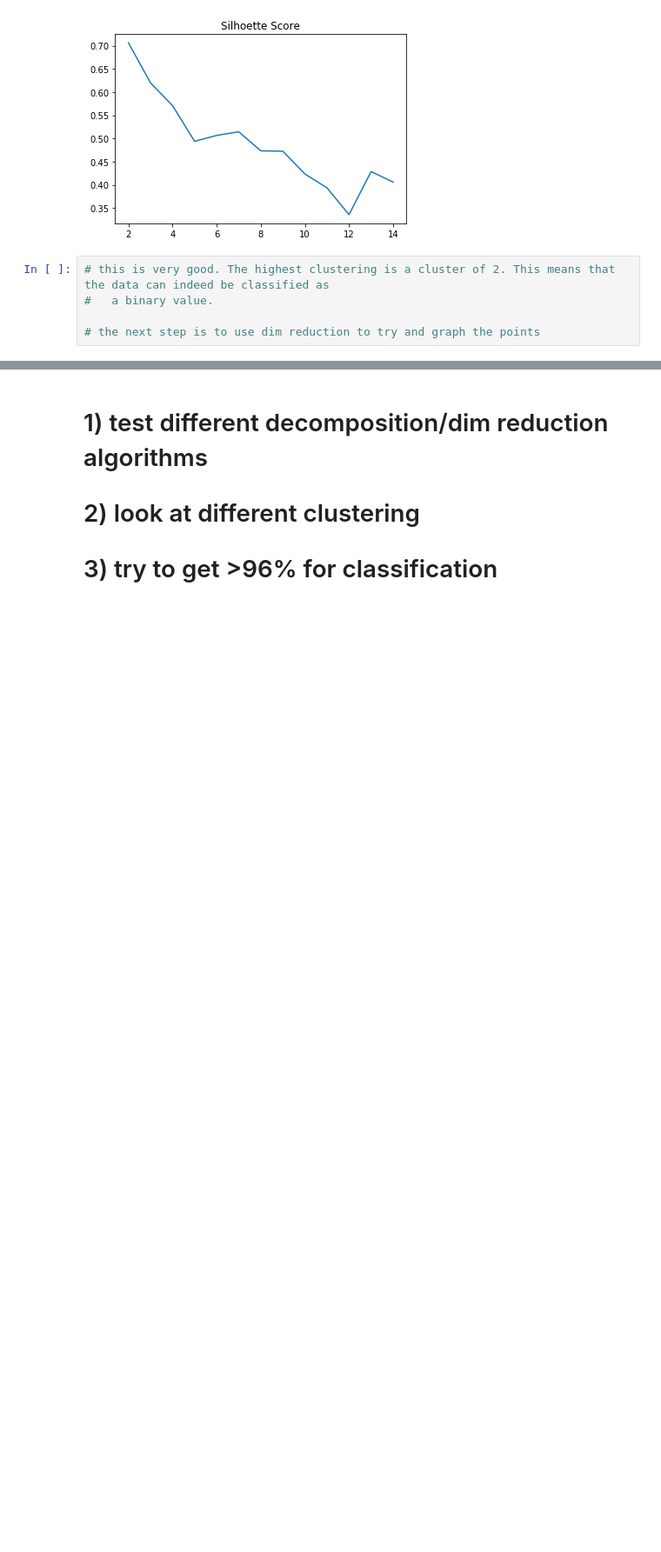
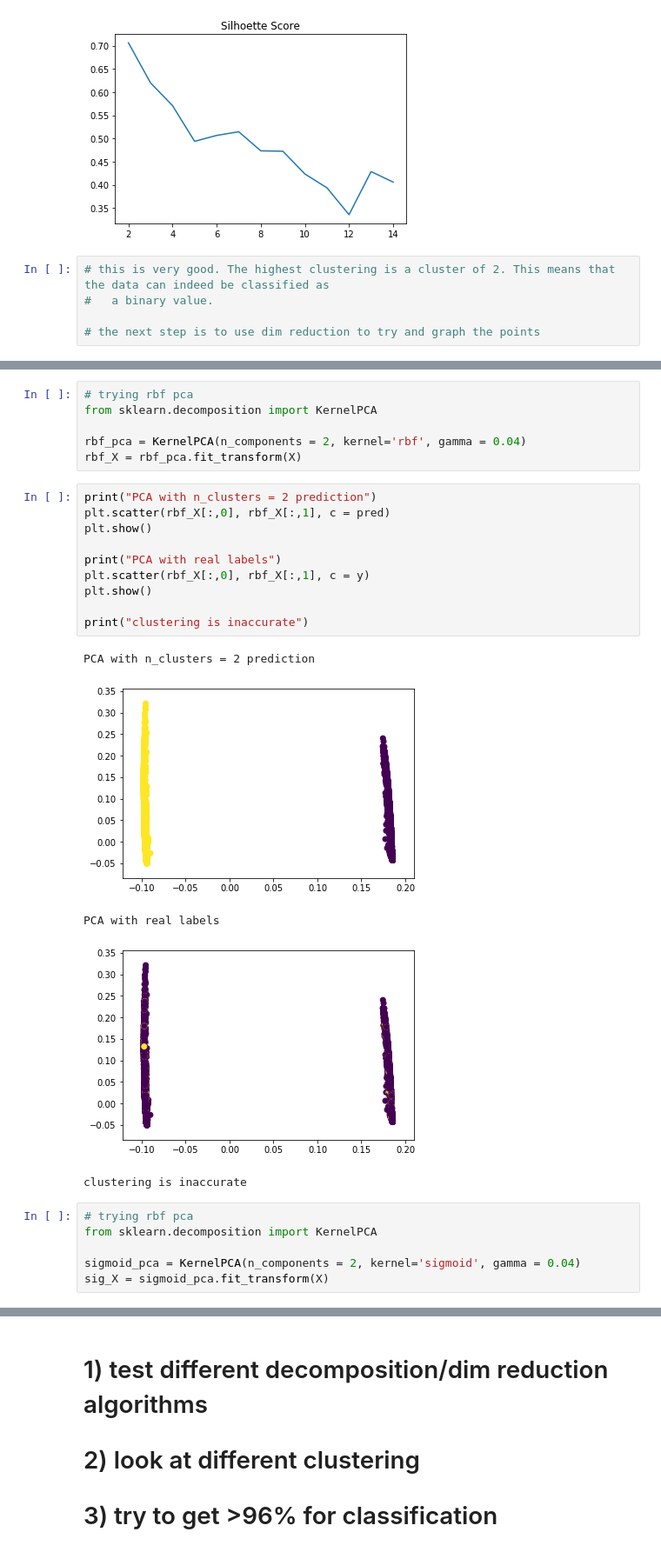
Before and after one commit to awheelis/ml_practice, a Jupyter notebook: apply_rate_classification.ipynb, the cells around one changed output, grey strips where cells are left out. Shown at 87% size. Drawn from its saved outputs; the diff is of its cells as text; blank space fills up the shorter version.

```diff
--- a/apply_rate_classification.ipynb
+++ b/apply_rate_classification.ipynb
@@ -101,0 +119,28 @@ plt.scatter(pca_data[:,0], pca_data[:,1], c = pred)
+# %%
+# trying rbf pca
+from sklearn.decomposition import KernelPCA
+
+rbf_pca = KernelPCA(n_components = 2, kernel='rbf', gamma = 0.04)
+rbf_X = rbf_pca.fit_transform(X)
+# %%
+print("PCA with n_clusters = 2 prediction")
+plt.scatter(rbf_X[:,0], rbf_X[:,1], c = pred)
+plt.show()
+
+print("PCA with real labels")
+plt.scatter(rbf_X[:,0], rbf_X[:,1], c = y)
+plt.show()
+
+print("clustering is inaccurate")
+# %% [output]
+PCA with n_clusters = 2 prediction
+[figure, added]
+PCA with real labels
+[figure, added]
+clustering is inaccurate
+# %%
+# trying rbf pca
+from sklearn.decomposition import KernelPCA
+
+sigmoid_pca = KernelPCA(n_components = 2, kernel='sigmoid', gamma = 0.04)
+sig_X = sigmoid_pca.fit_transform(X)
```
Also changed, not shown: parts of 15 cells of this notebook, 1 other file.
